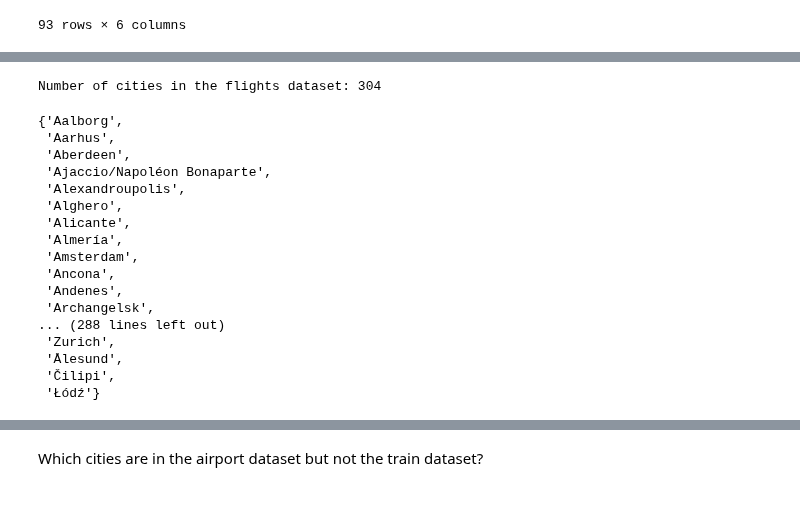
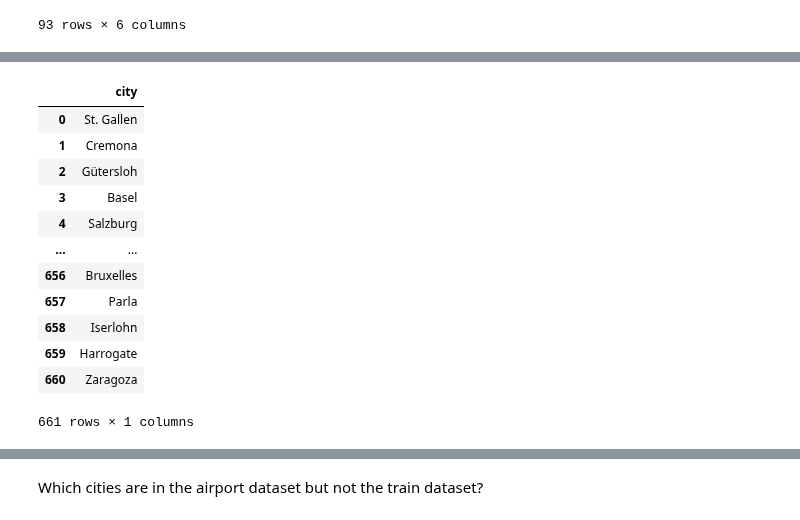
Before and after one commit to RabDou44/DOPP_group18, a Jupyter notebook: Comparing planes and trains.ipynb, the cells around one changed output, grey strips where cells are left out. Drawn from its saved outputs; the diff is of its cells as text; code cells hidden in the pictures.

Commit message:
UPDATE: aiport/train cities

```diff
--- a/Comparing planes and trains.ipynb
+++ b/Comparing planes and trains.ipynb
@@ -191,23 +161,19 @@ Number of cities in the trains dataset: 799
-# %%
-airport_cities = set(flights['departure city'].unique()) | set(flights['arrival city'].unique())
-print(f'Number of cities in the flights dataset: {len(airport_cities)}')
-airport_cities
-# %% [output]
-Number of cities in the flights dataset: 304
-{'Aalborg',
- 'Aarhus',
- 'Aberdeen',
- 'Ajaccio/Napoléon Bonaparte',
- 'Alexandroupolis',
- 'Alghero',
- 'Alicante',
- 'Almería',
- 'Amsterdam',
- 'Ancona',
- 'Andenes',
- 'Archangelsk',
-... (288 lines left out)
- 'Zurich',
- 'Ålesund',
- 'Čilipi',
- 'Łódź'}
+# %%
+trains  = pd.read_csv('./datasets/train_routes.csv')
+train_cities = pd.read_csv("./datasets/train_cities.csv")
+trains = trains.iloc[:,1:]
+train_cities
+# %% [output]
+|  | city |
+| 0 | St. Gallen |
+| 1 | Cremona |
+| 2 | Gütersloh |
+| 3 | Basel |
+| 4 | Salzburg |
+| ... | ... |
+| 656 | Bruxelles |
+| 657 | Parla |
+| 658 | Iserlohn |
+| 659 | Harrogate |
+| 660 | Zaragoza |
+661 rows × 1 columns
```
Also changed, not shown: parts of 42 cells of this notebook, 2 other files.
